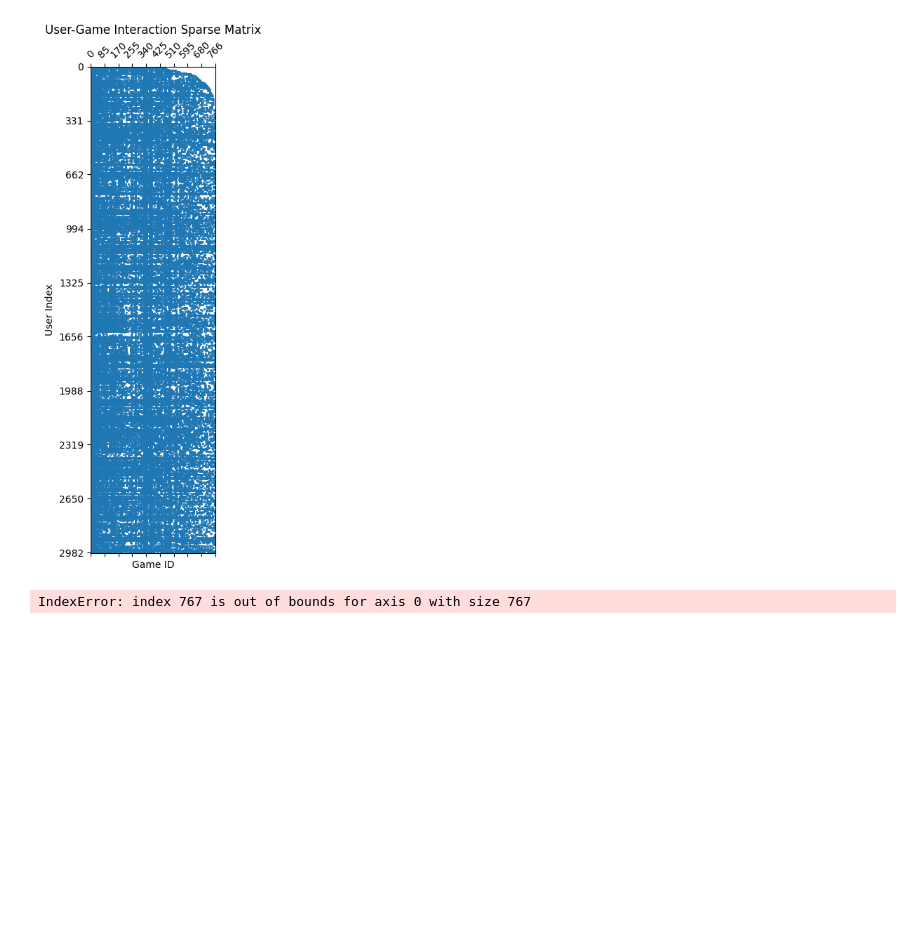
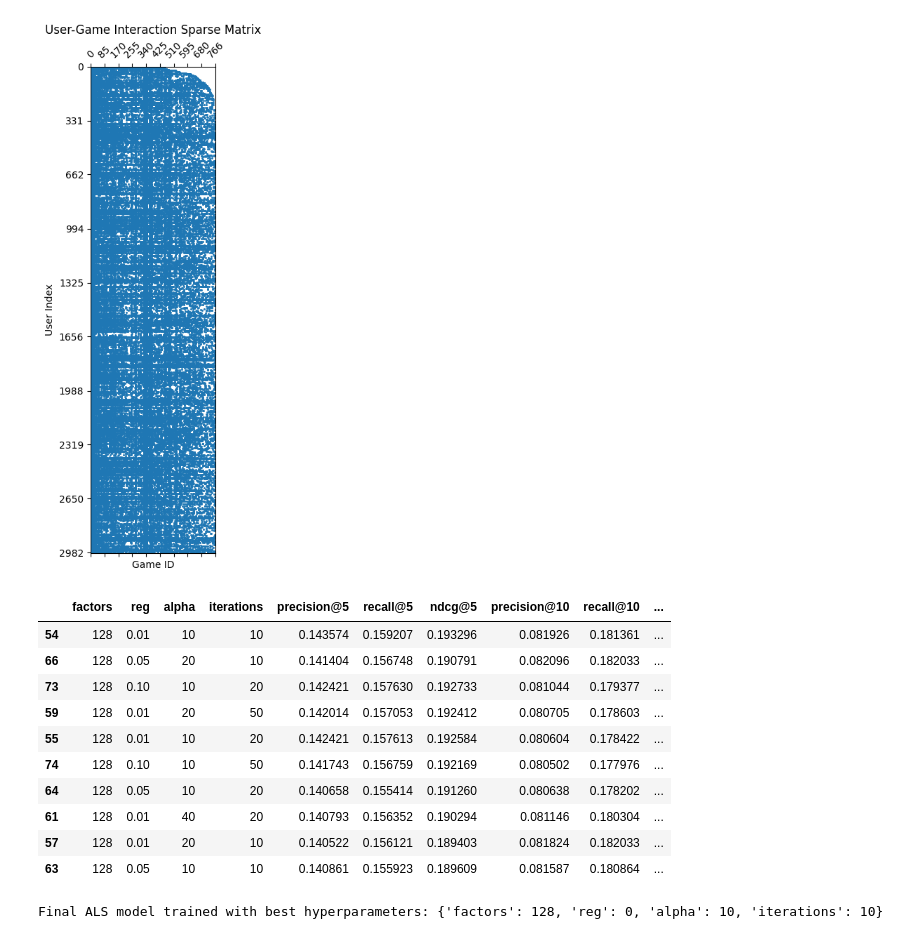
Before and after one commit to lyh0805/SC4020-data-mining, a Jupyter notebook: jacky/MF_d2.ipynb, the cells around one changed output. Cells and saved outputs as stored; diff of their text form; code cells hidden in the pictures; blank space fills up the shorter version.

```diff
--- a/jacky/MF_d2.ipynb
+++ b/jacky/MF_d2.ipynb
@@ -199,7 +199,7 @@ def recall_at_k(recommended, relevant, k):
     Returns:
         float: Recall@K
     """
-    if not relevant:
+    if len(relevant) == 0:
         return 0.0
     recommended_k = recommended[:k]
     return len(set(recommended_k) & set(relevant)) / len(relevant)
@@ -251,7 +251,7 @@ for factors, reg, alpha, iterations in tqdm(hyperparams, desc="Hyperparameter Se
         calculate_training_loss=False
     )
     confidence = (train_sparse * alpha).astype('double')
-    model.fit(confidence.T)  # ALS expects items x users
+    model.fit(confidence)
 
     # --- Evaluate on Test Set ---
     metrics = {5: {'prec': [], 'rec': [], 'ndcg': []},
@@ -273,31 +273,63 @@ for factors, reg, alpha, iterations in tqdm(hyperparams, desc="Hyperparameter Se
             user_items=user_row,
             N=train_sparse.shape[1],
             filter_already_liked_items=True
         )
 
         recommended = recommended_scores[0] if isinstance(recommended_scores, tuple) else [i for i, _ in recommended_scores]
 
         for k in [5, 10]:
             metrics[k]['prec'].append(precision_at_k(recommended, test_items, k))
             metrics[k]['rec'].append(recall_at_k(recommended, test_items, k))
             metrics[k]['ndcg'].append(ndcg_at_k(recommended, test_items, k))
 
     # --- Save Results ---
     results.append({
         'factors': factors,
         'reg': reg,
         'alpha': alpha,
         'iterations': iterations,
         'precision@5': np.mean(metrics[5]['prec']),
         'recall@5': np.mean(metrics[5]['rec']),
         'ndcg@5': np.mean(metrics[5]['ndcg']),
         'precision@10': np.mean(metrics[10]['prec']),
         'recall@10': np.mean(metrics[10]['rec']),
         'ndcg@10': np.mean(metrics[10]['ndcg']),
     })
 
 # --- Display Top Results ---
 results_df = pd.DataFrame(results).sort_values('ndcg@10', ascending=False)
 display(results_df.head(10))
 # %% [output]
-IndexError: index 767 is out of bounds for axis 0 with size 767
+|  | factors | reg | alpha | iterations | precision@5 | recall@5 | ndcg@5 | precision@10 | recall@10 | ... |
+| 54 | 128 | 0.01 | 10 | 10 | 0.143574 | 0.159207 | 0.193296 | 0.081926 | 0.181361 | ... |
+| 66 | 128 | 0.05 | 20 | 10 | 0.141404 | 0.156748 | 0.190791 | 0.082096 | 0.182033 | ... |
+| 73 | 128 | 0.10 | 10 | 20 | 0.142421 | 0.157630 | 0.192733 | 0.081044 | 0.179377 | ... |
+| 59 | 128 | 0.01 | 20 | 50 | 0.142014 | 0.157053 | 0.192412 | 0.080705 | 0.178603 | ... |
+| 55 | 128 | 0.01 | 10 | 20 | 0.142421 | 0.157613 | 0.192584 | 0.080604 | 0.178422 | ... |
+| 74 | 128 | 0.10 | 10 | 50 | 0.141743 | 0.156759 | 0.192169 | 0.080502 | 0.177976 | ... |
+| 64 | 128 | 0.05 | 10 | 20 | 0.140658 | 0.155414 | 0.191260 | 0.080638 | 0.178202 | ... |
+| 61 | 128 | 0.01 | 40 | 20 | 0.140793 | 0.156352 | 0.190294 | 0.081146 | 0.180304 | ... |
+| 57 | 128 | 0.01 | 20 | 10 | 0.140522 | 0.156121 | 0.189403 | 0.081824 | 0.182033 | ... |
+| 63 | 128 | 0.05 | 10 | 10 | 0.140861 | 0.155923 | 0.189609 | 0.081587 | 0.180864 | ... |
+# %%
+# --- Train final Matrix Factorization model using best hyperparameters ---
+best_row = results_df.iloc[0]
+best_params = {
+    'factors': int(best_row['factors']),
+    'reg': int(best_row['reg']),
+    'alpha': int(best_row['alpha']),
+    'iterations': int(best_row['iterations'])
+}
+
+model = AlternatingLeastSquares(
+        factors=factors,
+        regularization=reg,
+        iterations=iterations,
+        calculate_training_loss=False
+    )
+confidence = (train_sparse * best_params['alpha']).astype('double')
+model.fit(confidence)
+
+print("Final ALS model trained with best hyperparameters:", best_params)
+# %% [output]
+Final ALS model trained with best hyperparameters: {'factors': 128, 'reg': 0, 'alpha': 10, 'iterations': 10}
```
Also changed, not shown: parts of 1 cell of this notebook.
